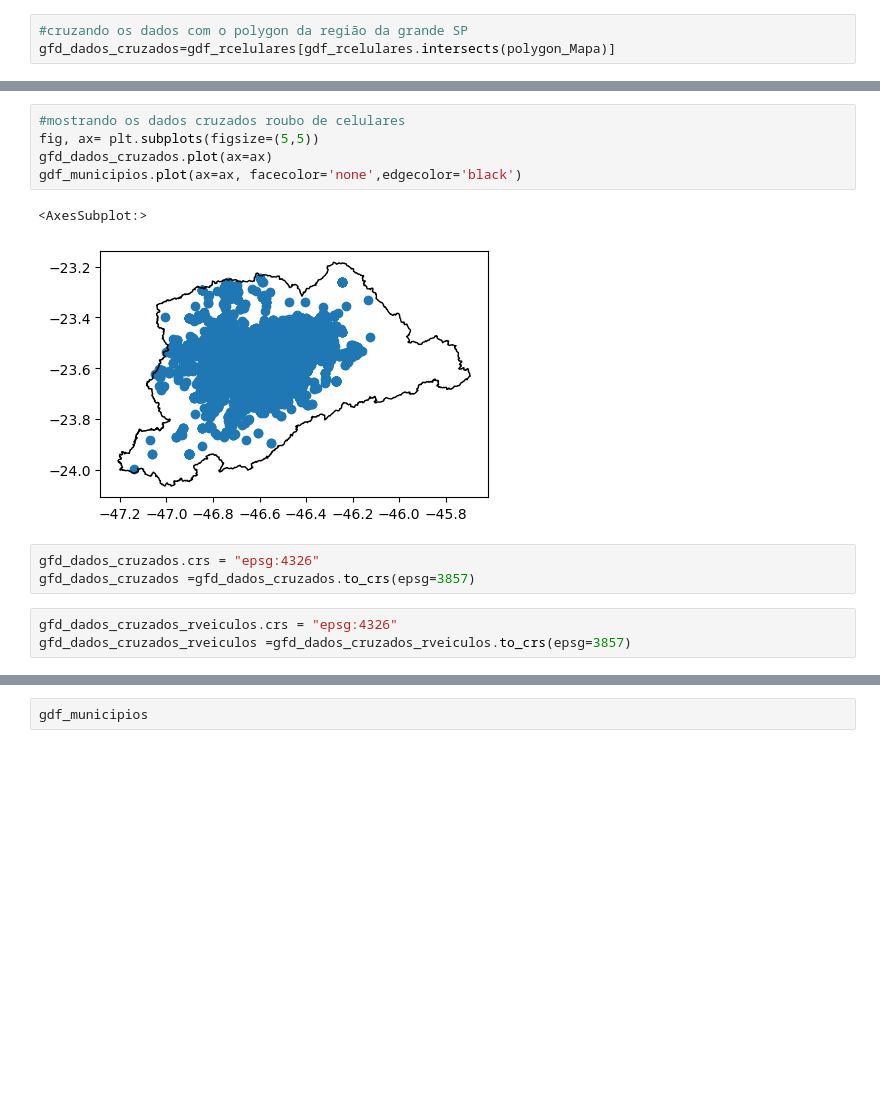
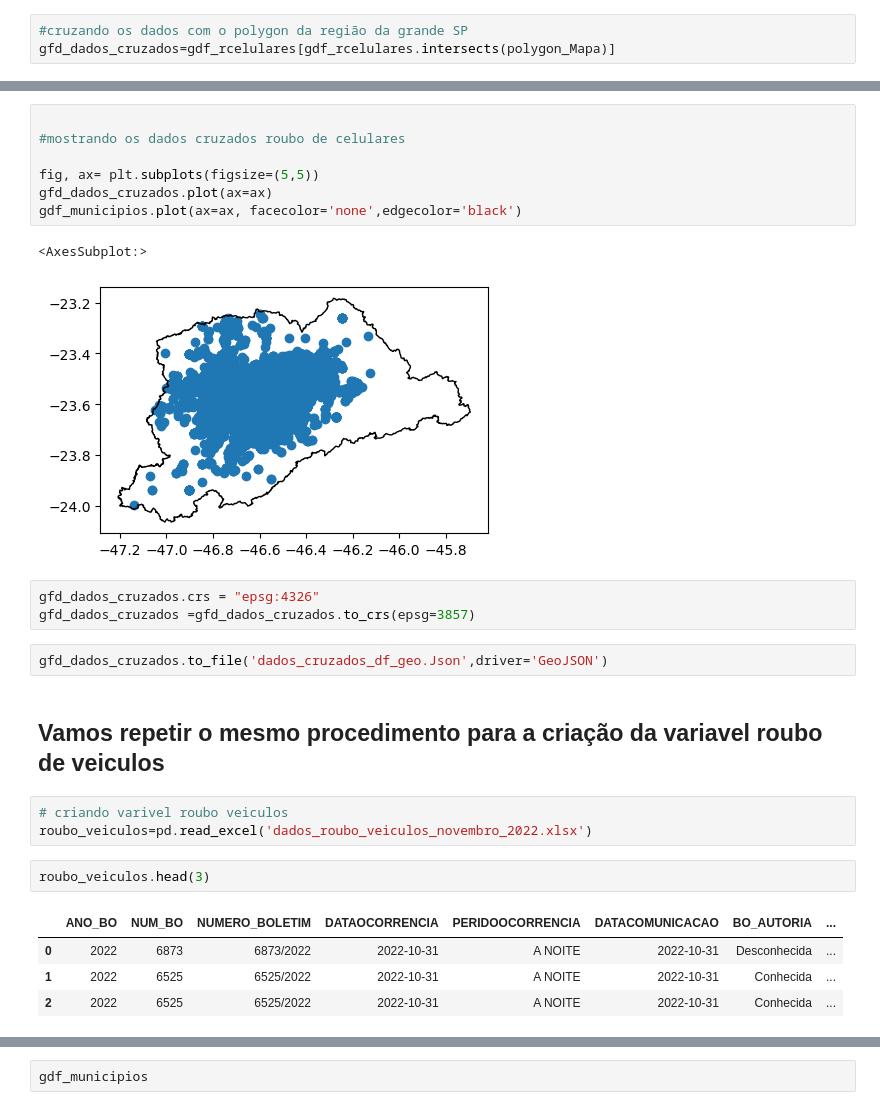
Before and after one commit to OdairDias/Analise_seg_publica_SP_002, a Jupyter notebook: Analise_criminalidade_nova_versao.ipynb, the cells around one changed output, grey strips where cells are left out. Saved outputs shown, nothing was run; the diff lists cells and outputs as text; blank space fills up the shorter version.

```diff
--- a/Analise_criminalidade_nova_versao.ipynb
+++ b/Analise_criminalidade_nova_versao.ipynb
@@ -249,5 +141,7 @@ gdf_municipios.plot(ax=ax, facecolor='none',edgecolor='black')
 # %%
+
 #mostrando os dados cruzados roubo de celulares
+
 fig, ax= plt.subplots(figsize=(5,5))
 gfd_dados_cruzados.plot(ax=ax)
 gdf_municipios.plot(ax=ax, facecolor='none',edgecolor='black')
@@ -258,5 +152,16 @@ gdf_municipios.plot(ax=ax, facecolor='none',edgecolor='black')
 gfd_dados_cruzados.crs = "epsg:4326"
 gfd_dados_cruzados =gfd_dados_cruzados.to_crs(epsg=3857)
 # %%
-gfd_dados_cruzados_rveiculos.crs = "epsg:4326"
-gfd_dados_cruzados_rveiculos =gfd_dados_cruzados_rveiculos.to_crs(epsg=3857)
+gfd_dados_cruzados.to_file('dados_cruzados_df_geo.Json',driver='GeoJSON')
+# %% [markdown]
+## Vamos repetir o mesmo procedimento para a criação da variavel roubo de veiculos
+# %%
+# criando varivel roubo veiculos
+roubo_veiculos=pd.read_excel('dados_roubo_veiculos_novembro_2022.xlsx')
+# %%
+roubo_veiculos.head(3)
+# %% [output]
+|  | ANO_BO | NUM_BO | NUMERO_BOLETIM | DATAOCORRENCIA | PERIDOOCORRENCIA | DATACOMUNICACAO | BO_AUTORIA | ... |
+| 0 | 2022 | 6873 | 6873/2022 | 2022-10-31 | A NOITE | 2022-10-31 | Desconhecida | ... |
+| 1 | 2022 | 6525 | 6525/2022 | 2022-10-31 | A NOITE | 2022-10-31 | Conhecida | ... |
+| 2 | 2022 | 6525 | 6525/2022 | 2022-10-31 | A NOITE | 2022-10-31 | Conhecida | ... |
```
Also changed, not shown: parts of 50 cells of this notebook, 1 other file.
